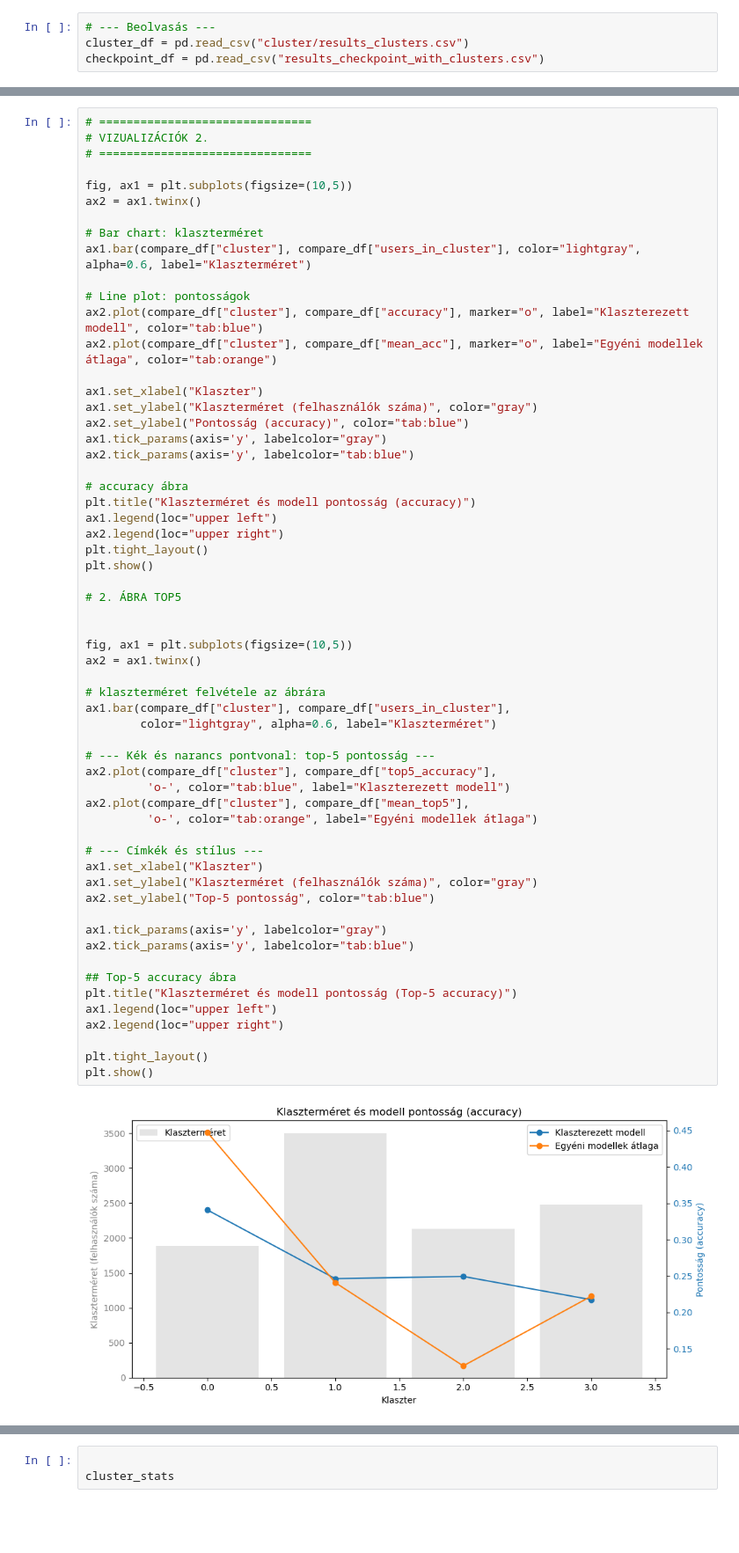
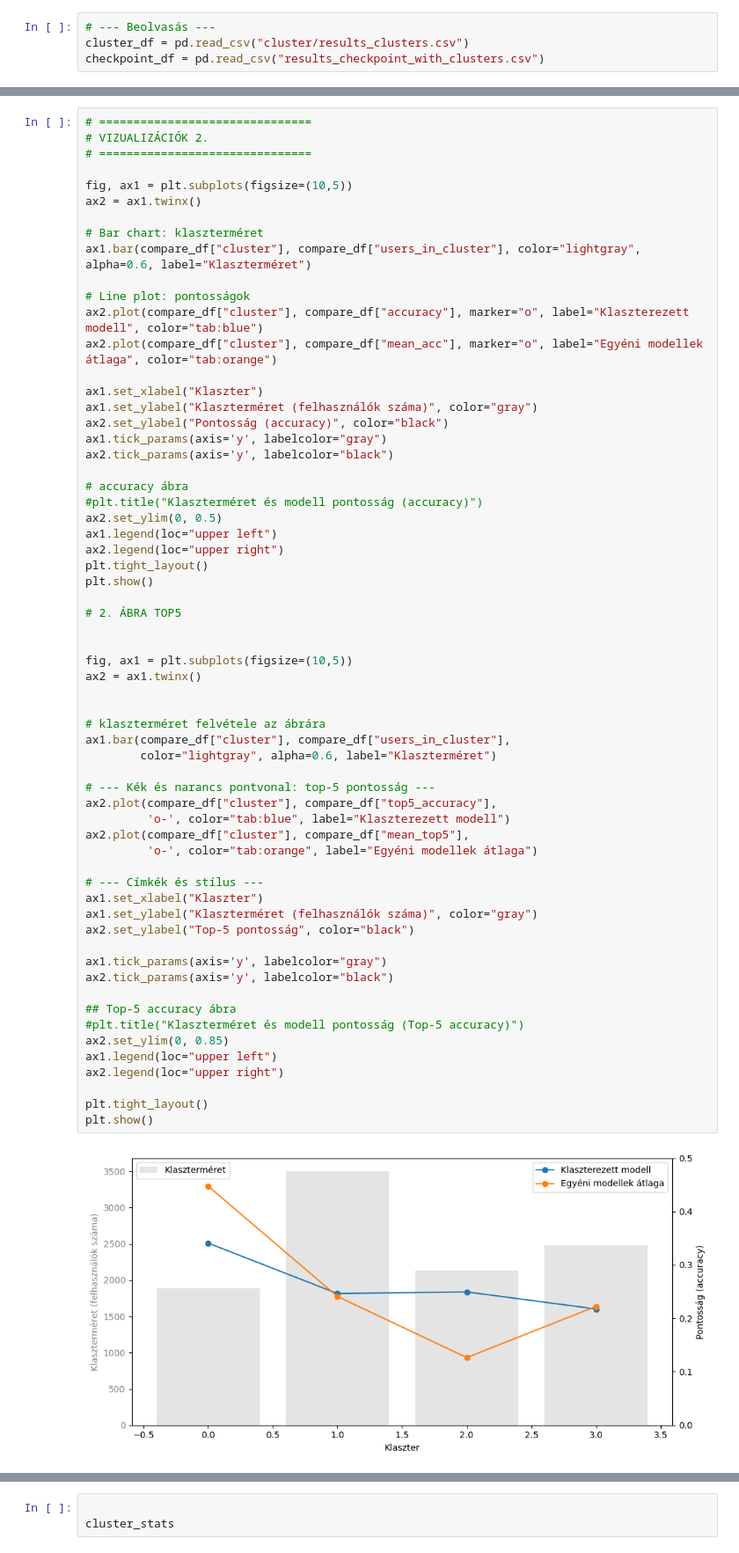
Before and after one commit to BJanka2000/Szakdolgozat-2025, a Jupyter notebook: visualisations.ipynb, the cells around one changed output, grey strips where cells are left out. Shown at 88% size. Saved outputs shown, nothing was run; the diff lists cells and outputs as text; blank space fills up the shorter version.

```diff
--- a/visualisations.ipynb
+++ b/visualisations.ipynb
@@ -167,12 +165,13 @@ ax2.plot(compare_df["cluster"], compare_df["mean_acc"], marker="o", label="Egyé
 
 ax1.set_xlabel("Klaszter")
 ax1.set_ylabel("Klaszterméret (felhasználók száma)", color="gray")
-ax2.set_ylabel("Pontosság (accuracy)", color="tab:blue")
+ax2.set_ylabel("Pontosság (accuracy)", color="black")
 ax1.tick_params(axis='y', labelcolor="gray")
-ax2.tick_params(axis='y', labelcolor="tab:blue")
+ax2.tick_params(axis='y', labelcolor="black")
 
 # accuracy ábra
-plt.title("Klaszterméret és modell pontosság (accuracy)")
+#plt.title("Klaszterméret és modell pontosság (accuracy)")
+ax2.set_ylim(0, 0.5)
 ax1.legend(loc="upper left")
 ax2.legend(loc="upper right")
 plt.tight_layout()
@@ -180,34 +179,36 @@ plt.show()
 
 # 2. ÁBRA TOP5
 
 
 fig, ax1 = plt.subplots(figsize=(10,5))
 ax2 = ax1.twinx()
+
 
 # klaszterméret felvétele az ábrára
 ax1.bar(compare_df["cluster"], compare_df["users_in_cluster"],
         color="lightgray", alpha=0.6, label="Klaszterméret")
 
 # --- Kék és narancs pontvonal: top-5 pontosság ---
 ax2.plot(compare_df["cluster"], compare_df["top5_accuracy"],
          'o-', color="tab:blue", label="Klaszterezett modell")
 ax2.plot(compare_df["cluster"], compare_df["mean_top5"],
          'o-', color="tab:orange", label="Egyéni modellek átlaga")
 
 # --- Címkék és stílus ---
 ax1.set_xlabel("Klaszter")
 ax1.set_ylabel("Klaszterméret (felhasználók száma)", color="gray")
-ax2.set_ylabel("Top-5 pontosság", color="tab:blue")
+ax2.set_ylabel("Top-5 pontosság", color="black")
 
 ax1.tick_params(axis='y', labelcolor="gray")
-ax2.tick_params(axis='y', labelcolor="tab:blue")
+ax2.tick_params(axis='y', labelcolor="black")
 
 ## Top-5 accuracy ábra
-plt.title("Klaszterméret és modell pontosság (Top-5 accuracy)")
+#plt.title("Klaszterméret és modell pontosság (Top-5 accuracy)")
+ax2.set_ylim(0, 0.85)
 ax1.legend(loc="upper left")
 ax2.legend(loc="upper right")
 
 plt.tight_layout()
 plt.show()
 # %% [output]
-[figure, old version]
+[figure, new version]
```
Also changed, not shown: parts of 7 cells of this notebook, 1 other file.
